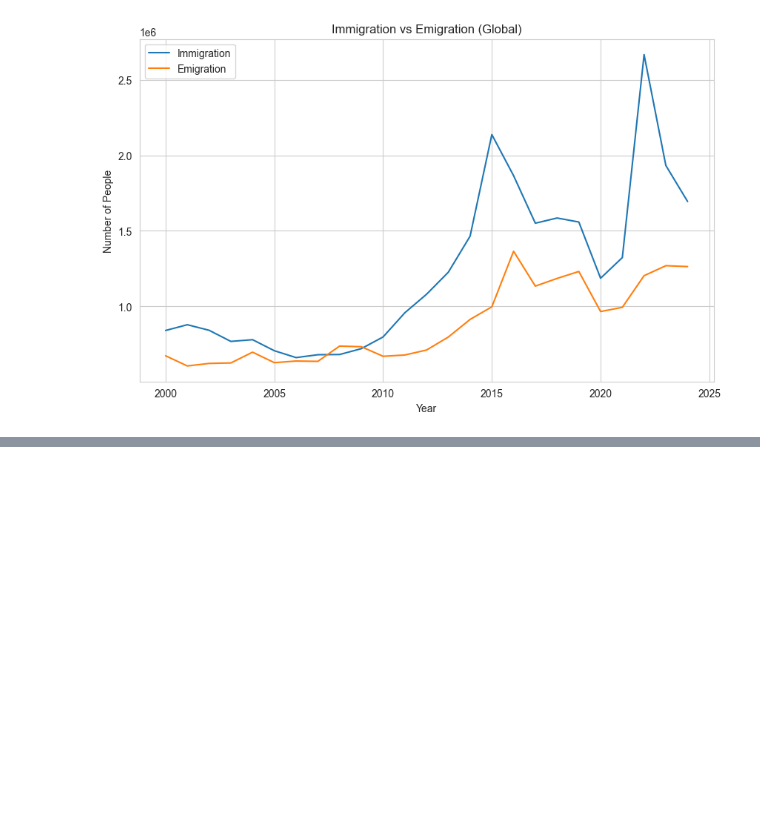
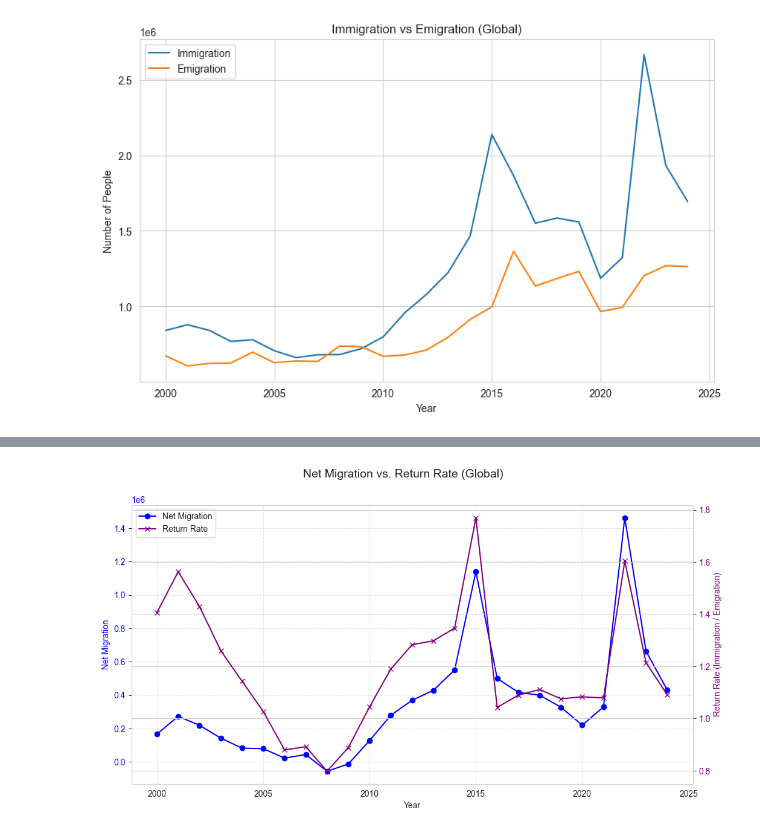
Before and after one commit to andronix82/german-migration-analysis, a Jupyter notebook: notebooks/01_eda_migration.ipynb, the cells around one changed output, grey strips where cells are left out. Cells and saved outputs as stored; diff of their text form; code cells hidden in the pictures; blank space fills up the shorter version.

```diff
--- a/notebooks/01_eda_migration.ipynb
+++ b/notebooks/01_eda_migration.ipynb
@@ -144,11 +149,4 @@ Name: direction, dtype: int64
 # %%
-pivot_global = df_global.pivot_table(
-    index="year",
-    columns="direction",
-    values="value",
-    aggfunc="sum"
-).reset_index()
-
 pivot_global.head()
 # %% [output]
 | direction | year | emigration | immigration |
@@ -190,0 +213,30 @@ plt.show()
+# %%
+# Plot Global Net Migration + Return Rate
+fig, ax1 = plt.subplots(figsize=(12,6))
+
+# Net Migration plotten
+ax1.plot(pivot_global['year'], pivot_global['immigration'] - pivot_global['emigration'],
+         color='blue', marker='o', label='Net Migration')
+ax1.set_xlabel("Year")
+ax1.set_ylabel("Net Migration", color='blue')
+ax1.tick_params(axis='y', labelcolor='blue')
+ax1.grid(True, linestyle='--', alpha=0.5)
+
+# Return Rate plotten
+ax2 = ax1.twinx()
+ax2.plot(return_global['year'], return_global['return_rate_global'],
+         color='purple', marker='x', label='Return Rate')
+ax2.set_ylabel("Return Rate (Immigration / Emigration)", color='purple')
+ax2.tick_params(axis='y', labelcolor='purple')
+
+# Titel and Legend
+fig.suptitle("Net Migration vs. Return Rate (Global)", fontsize=14)
+
+# Combine
+lines_1, labels_1 = ax1.get_legend_handles_labels()
+lines_2, labels_2 = ax2.get_legend_handles_labels()
+ax1.legend(lines_1 + lines_2, labels_1 + labels_2, loc='upper left')
+
+plt.show()
+# %% [output]
+[figure, added]
```
Also changed, not shown: parts of 22 cells of this notebook, 5 other files.
